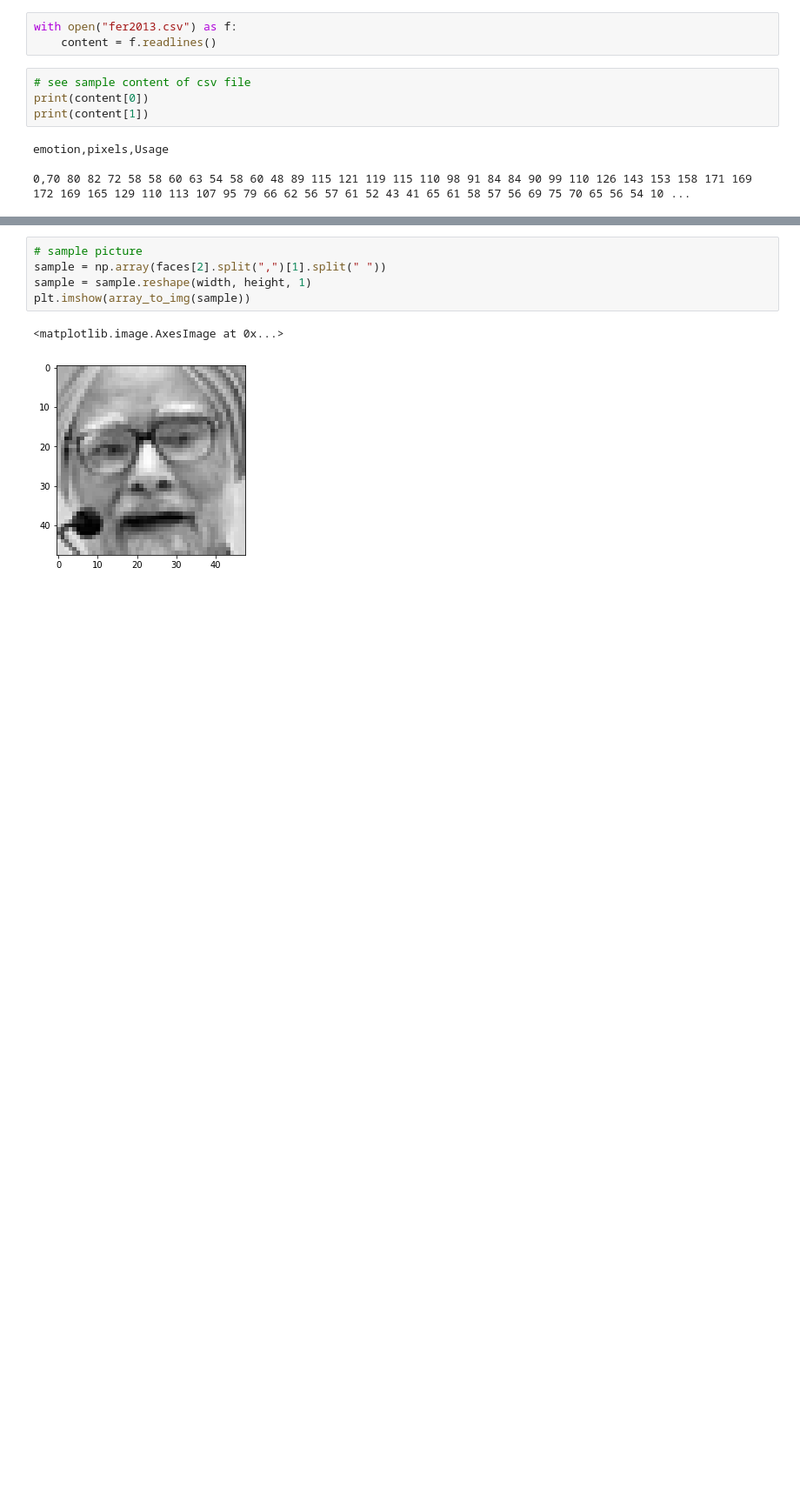
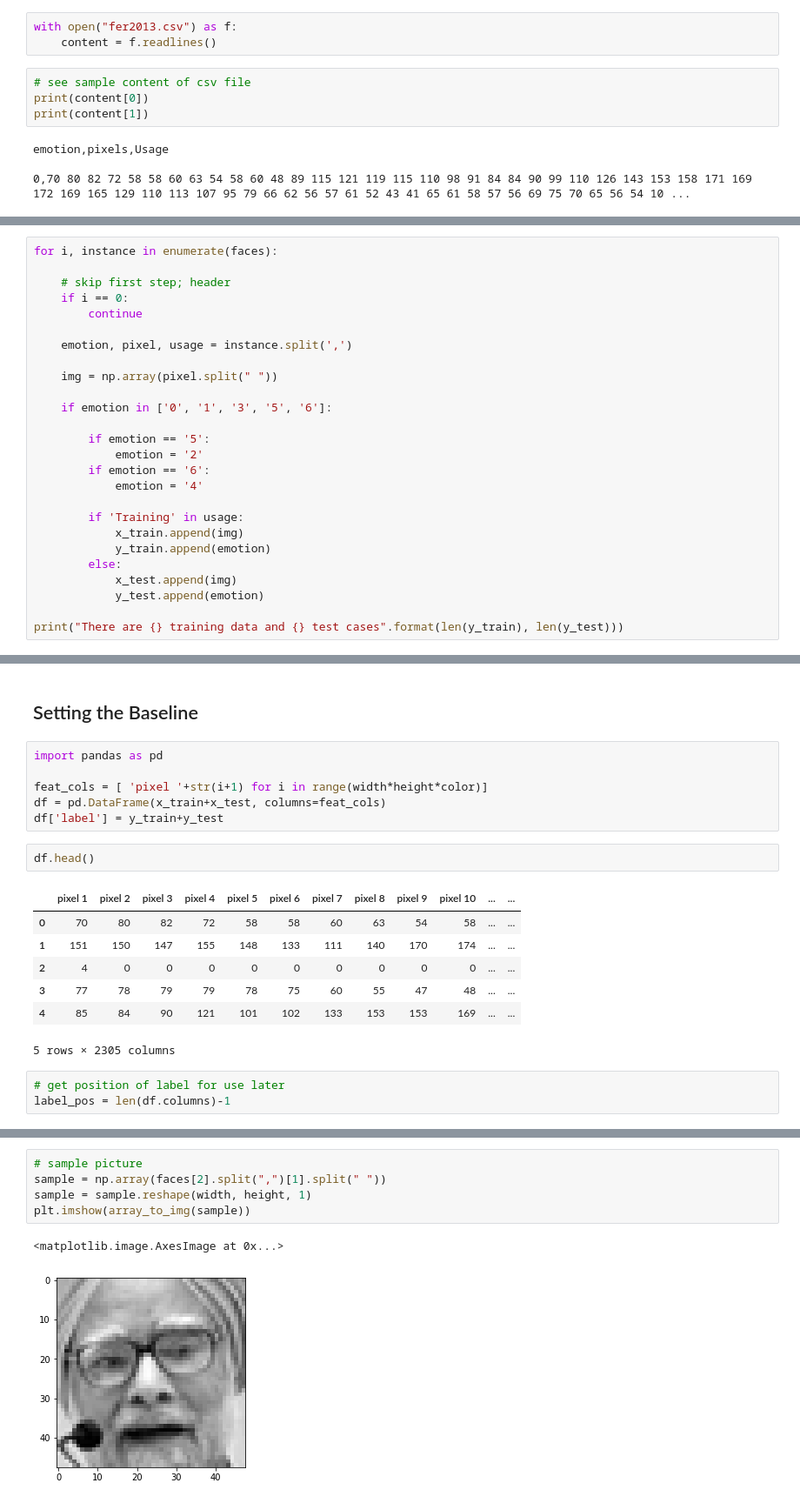
Before and after one commit to brianjinkim/Projects, a Jupyter notebook: Facial Emotion Recognition/Facial Emotion Recognition.ipynb, the cells around one changed output, grey strips where cells are left out. Shown at 87% size. Cells and saved outputs as stored; diff of their text form; blank space fills up the shorter version.

```diff
--- a/Facial Emotion Recognition/Facial Emotion Recognition.ipynb
+++ b/Facial Emotion Recognition/Facial Emotion Recognition.ipynb
@@ -46,0 +63,26 @@ There are 35888 pictures
+# %%
+for i, instance in enumerate(faces):
+
+    # skip first step; header
+    if i == 0:
+        continue
+
+    emotion, pixel, usage = instance.split(',')
+
+    img = np.array(pixel.split(" "))
+
+    if emotion in ['0', '1', '3', '5', '6']:
+
+        if emotion == '5':
+            emotion = '2'
+        if emotion == '6':
+            emotion = '4'
+
+        if 'Training' in usage:
+            x_train.append(img)
+            y_train.append(emotion)
+        else:
+            x_test.append(img)
+            y_test.append(emotion)
+
+print("There are {} training data and {} test cases".format(len(y_train), len(y_test)))
@@ -46,0 +97,21 @@ There are 35888 pictures
+# %% [markdown]
+## Setting the Baseline
+# %%
+import pandas as pd
+
+feat_cols = [ 'pixel '+str(i+1) for i in range(width*height*color)]
+df = pd.DataFrame(x_train+x_test, columns=feat_cols)
+df['label'] = y_train+y_test
+# %%
+df.head()
+# %% [output]
+|  | pixel 1 | pixel 2 | pixel 3 | pixel 4 | pixel 5 | pixel 6 | pixel 7 | pixel 8 | pixel 9 | pixel 10 | ... | ... |
+| 0 | 70 | 80 | 82 | 72 | 58 | 58 | 60 | 63 | 54 | 58 | ... | ... |
+| 1 | 151 | 150 | 147 | 155 | 148 | 133 | 111 | 140 | 170 | 174 | ... | ... |
+| 2 | 4 | 0 | 0 | 0 | 0 | 0 | 0 | 0 | 0 | 0 | ... | ... |
+| 3 | 77 | 78 | 79 | 79 | 78 | 75 | 60 | 55 | 47 | 48 | ... | ... |
+| 4 | 85 | 84 | 90 | 121 | 101 | 102 | 133 | 153 | 153 | 169 | ... | ... |
+5 rows × 2305 columns
+# %%
+# get position of label for use later
+label_pos = len(df.columns)-1
```
Also changed, not shown: parts of 36 cells of this notebook, 1 other file.
